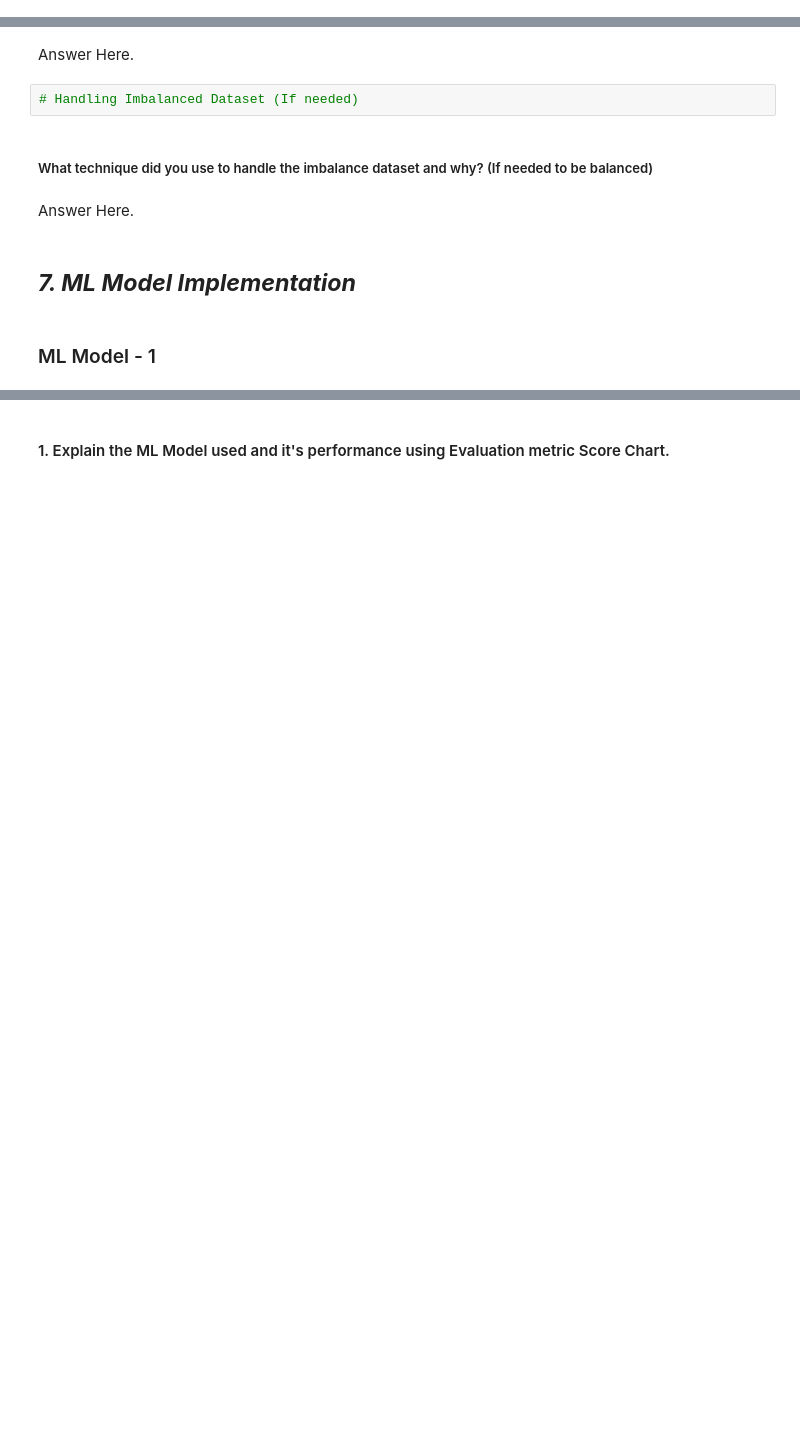
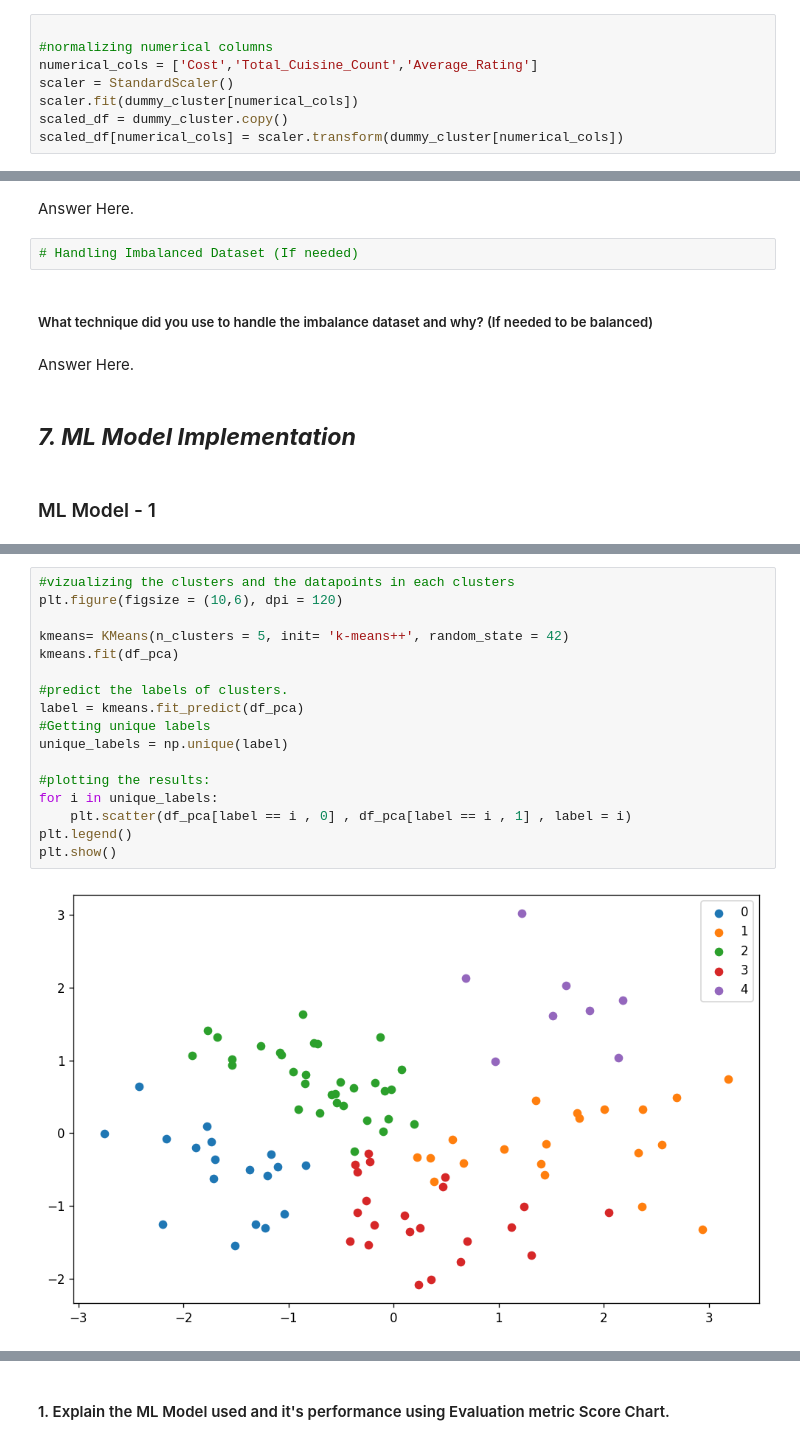
Before and after one commit to ruksz/Zomato-Restaurant---Unsupervised-ML, a Jupyter notebook: Unsupervised_ML_Zomato_Analysis.ipynb, the cells around one changed output, grey strips where cells are left out. Cells and saved outputs as stored; diff of their text form; blank space fills up the shorter version.

```diff
--- a/Unsupervised_ML_Zomato_Analysis.ipynb
+++ b/Unsupervised_ML_Zomato_Analysis.ipynb
@@ -1674,2 +1719,10 @@ Answer Here.
+# %%
+
+#normalizing numerical columns
+numerical_cols = ['Cost','Total_Cuisine_Count','Average_Rating']
+scaler = StandardScaler()
+scaler.fit(dummy_cluster[numerical_cols])
+scaled_df = dummy_cluster.copy()
+scaled_df[numerical_cols] = scaler.transform(dummy_cluster[numerical_cols])
 # %% [markdown]
 ##### Which method have you used to scale you data and why?
@@ -1717,0 +1935,19 @@ Answer Here.
+# %%
+#vizualizing the clusters and the datapoints in each clusters
+plt.figure(figsize = (10,6), dpi = 120)
+
+kmeans= KMeans(n_clusters = 5, init= 'k-means++', random_state = 42)
+kmeans.fit(df_pca)
+
+#predict the labels of clusters.
+label = kmeans.fit_predict(df_pca)
+#Getting unique labels
+unique_labels = np.unique(label)
+
+#plotting the results:
+for i in unique_labels:
+    plt.scatter(df_pca[label == i , 0] , df_pca[label == i , 1] , label = i)
+plt.legend()
+plt.show()
+# %% [output]
+[figure, added]
```
Also changed, not shown: parts of 70 cells of this notebook.
